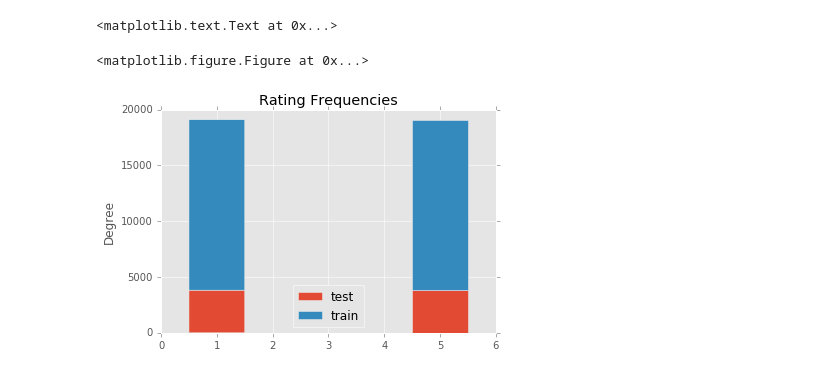
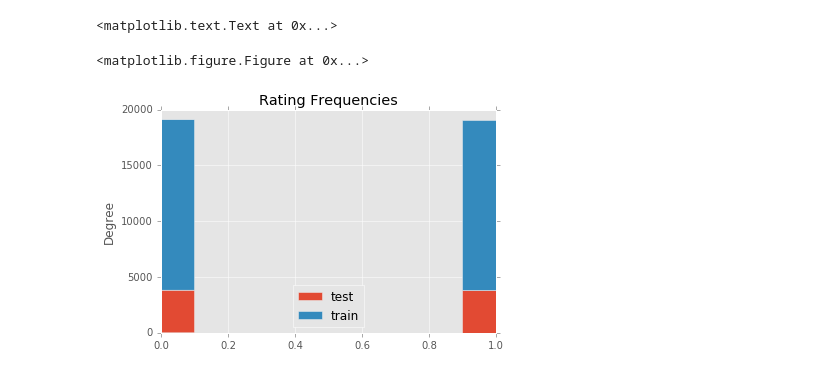
Before and after one commit to dennybritz/sentiment-analysis, a Jupyter notebook: playground/Yahoo Movie Dataset Statistics.ipynb, the cells around one changed output. Saved outputs shown, nothing was run; the diff lists cells and outputs as text; code cells hidden in the pictures.

```diff
--- a/playground/Yahoo Movie Dataset Statistics.ipynb
+++ b/playground/Yahoo Movie Dataset Statistics.ipynb
@@ -33,10 +23,10 @@ pd.DataFrame({'Text Length': data.text.str.len()}).describe()
 # %%
 # Plot the rating distribution
 plt.figure()
 plot_df = pd.DataFrame({'train': train.rating, 'test': test.rating})
-plot = plot_df.plot(kind='hist', stacked=True, bins=[1,2,3,4,5,6], align='left')
+plot = plot_df.plot(kind='hist', stacked=True)
 plot.set_title('Rating Frequencies')
 # %% [output]
 <matplotlib.text.Text at 0x...>
 <matplotlib.figure.Figure at 0x...>
-[figure, old version]
+[figure, new version]
```
Also changed, not shown: parts of 1 cell of this notebook, 5 other files.
